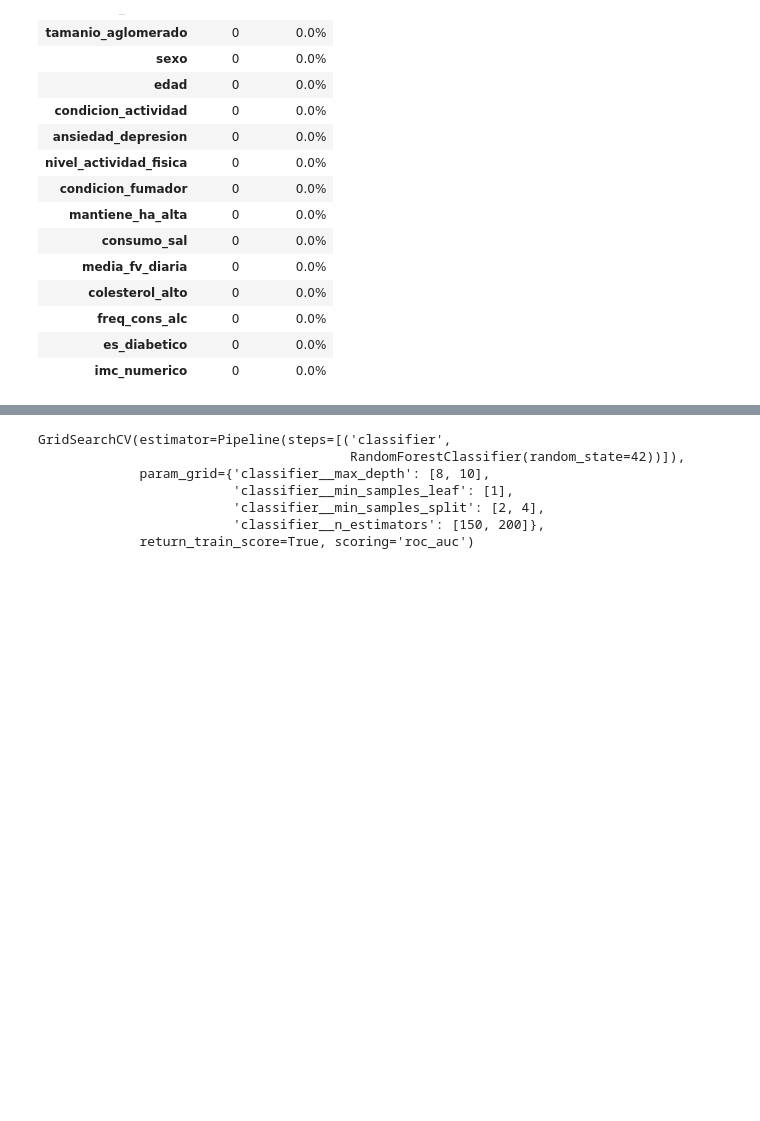
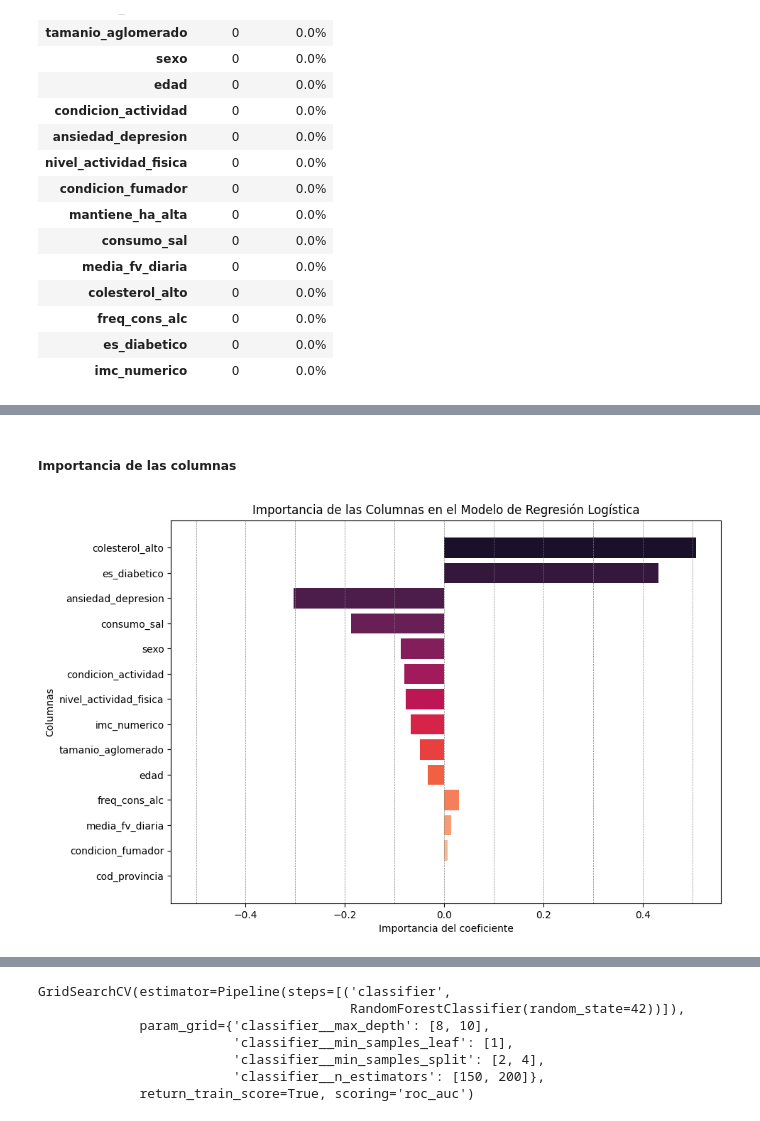
Before and after one commit to Data-Science-YPF/factores_riesgo, a Jupyter notebook: ModelosClasificacion.ipynb, the cells around one changed output, grey strips where cells are left out. Drawn from its saved outputs; the diff is of its cells as text; code cells hidden in the pictures; blank space fills up the shorter version.

```diff
--- a/ModelosClasificacion.ipynb
+++ b/ModelosClasificacion.ipynb
@@ -113,0 +310,46 @@ X_train, X_test, y_train, y_test = train_test_split(X, y, test_size=0.3, random_
+# %% [markdown]
+##### Importancia de las columnas
+# %%
+# Extraer el modelo de regresión logística del pipeline
+modelo_columnas_rl = grid_search_rl.best_estimator_['classifier']
+
+# Obtener los coeficientes y nombres de las columnas
+coeficientes_rl = modelo_columnas_rl.coef_[0]
+nombres_columnas_rl = X_train.columns
+
+# Crear un DataFrame con los coeficientes y sus nombres
+importancia_columnas = pd.DataFrame({
+    'Columna': nombres_columnas_rl,
+    'Importancia': coeficientes_rl
+})
+
+# Ordenar por la importancia absoluta de los coeficientes
+importancia_columnas['Importancia_absoluta'] = np.abs(importancia_columnas['Importancia'])
+importancia_columnas = importancia_columnas.sort_values('Importancia_absoluta', ascending=False)
+
+# Paleta de colores
+colors = sns.color_palette("rocket", n_colors=len(importancia_columnas))
+
+# Crear el gráfico de barras horizontal
+plt.figure(figsize=(10, 7))
+plt.barh(
+    importancia_columnas['Columna'],
+    importancia_columnas['Importancia'],
+    color=colors
+)
+
+# Añadir líneas verticales para los xlabels
+for x in np.linspace(-0.5, 0.5, num=11):
+    plt.axvline(x, color='gray', linestyle='--', linewidth=0.5)
+
+# Añadir título y etiquetas
+plt.title('Importancia de las Columnas en el Modelo de Regresión Logística')
+plt.xlabel('Importancia del coeficiente')
+plt.ylabel('Columnas')
+
+ # Invertir el eje para que las columnas más importantes estén arriba
+plt.gca().invert_yaxis()
+
+plt.show()
+# %% [output]
+[figure, added]
```
Also changed, not shown: parts of 55 cells of this notebook.
